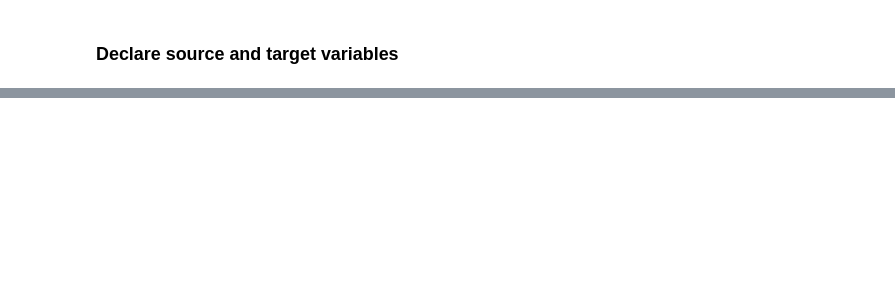
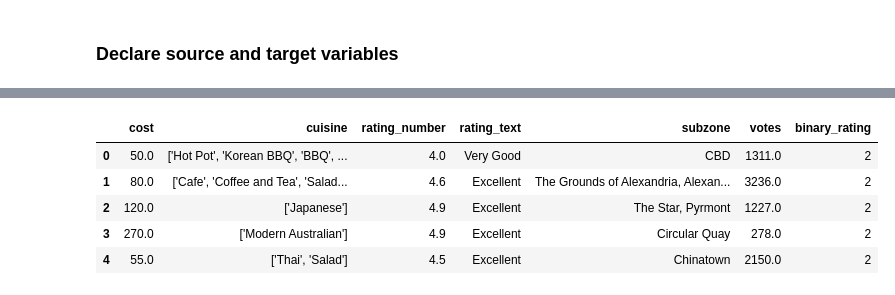
Before and after one commit to Jigme96-BHU/dsts-assignment1, a Jupyter notebook: assignment1.ipynb, the cells around one changed output, grey strips where cells are left out. Drawn from its saved outputs; the diff is of its cells as text; code cells hidden in the pictures; blank space fills up the shorter version.

```diff
--- a/ass.ipynb
+++ b/assignment1.ipynb
@@ -791,0 +607,2 @@ R-squared: -1.118646275204137e+27
+# %%
+class_data['cost'].fillna(class_data['cost'].median(), inplace=True)
@@ -791,0 +616,24 @@ R-squared: -1.118646275204137e+27
+# %%
+class_data.dropna(subset=['rating_number', 'votes'], inplace=True)
+# %%
+def simplify_ratings(rating):
+    if rating in ['Poor', 'Average']:
+        return 1  # Class 1
+    elif rating in ['Good', 'Very Good', 'Excellent']:
+        return 2  # Class 2
+    else:
+        return None  # Exclude other records
+
+
+class_data['binary_rating'] = class_data['rating_text'].apply(simplify_ratings)
+# %%
+class_data.dropna(subset=['binary_rating'], inplace=True)
+# %%
+class_data.head()
+# %% [output]
+|  | cost | cuisine | rating_number | rating_text | subzone | votes | binary_rating |
+| 0 | 50.0 | ['Hot Pot', 'Korean BBQ', 'BBQ', ... | 4.0 | Very Good | CBD | 1311.0 | 2 |
+| 1 | 80.0 | ['Cafe', 'Coffee and Tea', 'Salad... | 4.6 | Excellent | The Grounds of Alexandria, Alexan... | 3236.0 | 2 |
+| 2 | 120.0 | ['Japanese'] | 4.9 | Excellent | The Star, Pyrmont | 1227.0 | 2 |
+| 3 | 270.0 | ['Modern Australian'] | 4.9 | Excellent | Circular Quay | 278.0 | 2 |
+| 4 | 55.0 | ['Thai', 'Salad'] | 4.5 | Excellent | Chinatown | 2150.0 | 2 |
```
Also changed, not shown: parts of 106 cells of this notebook, 3 other files.
